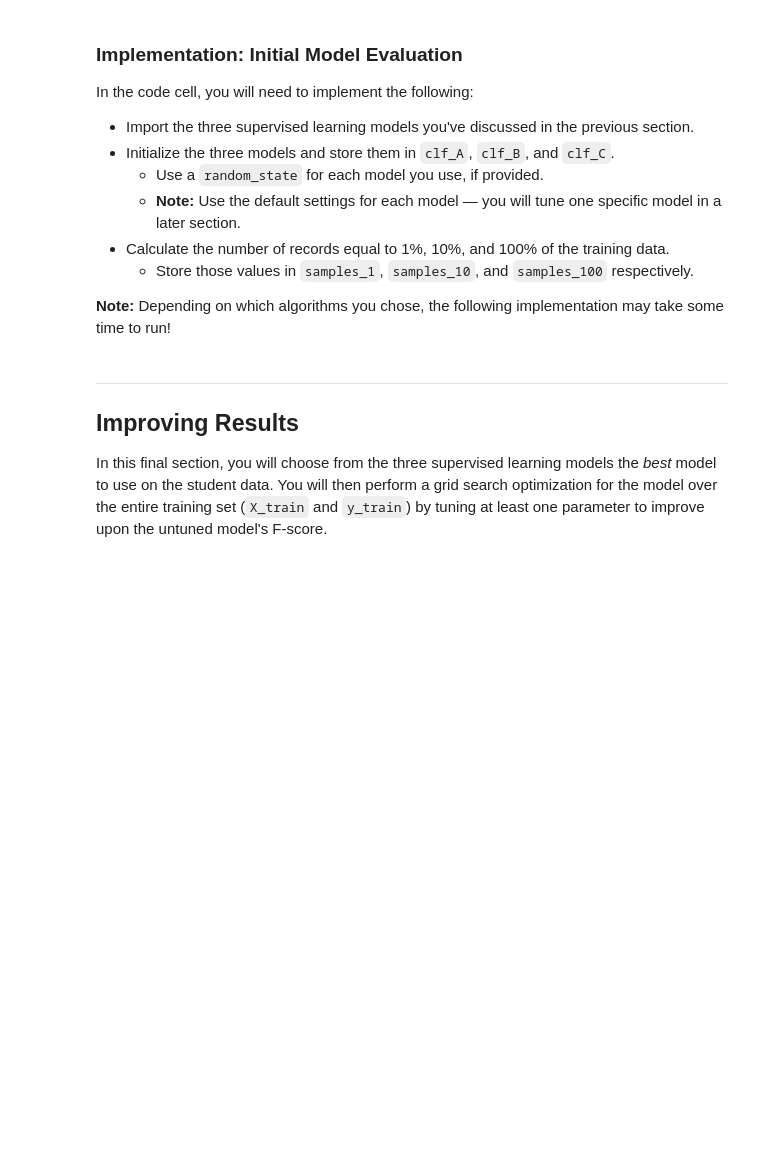
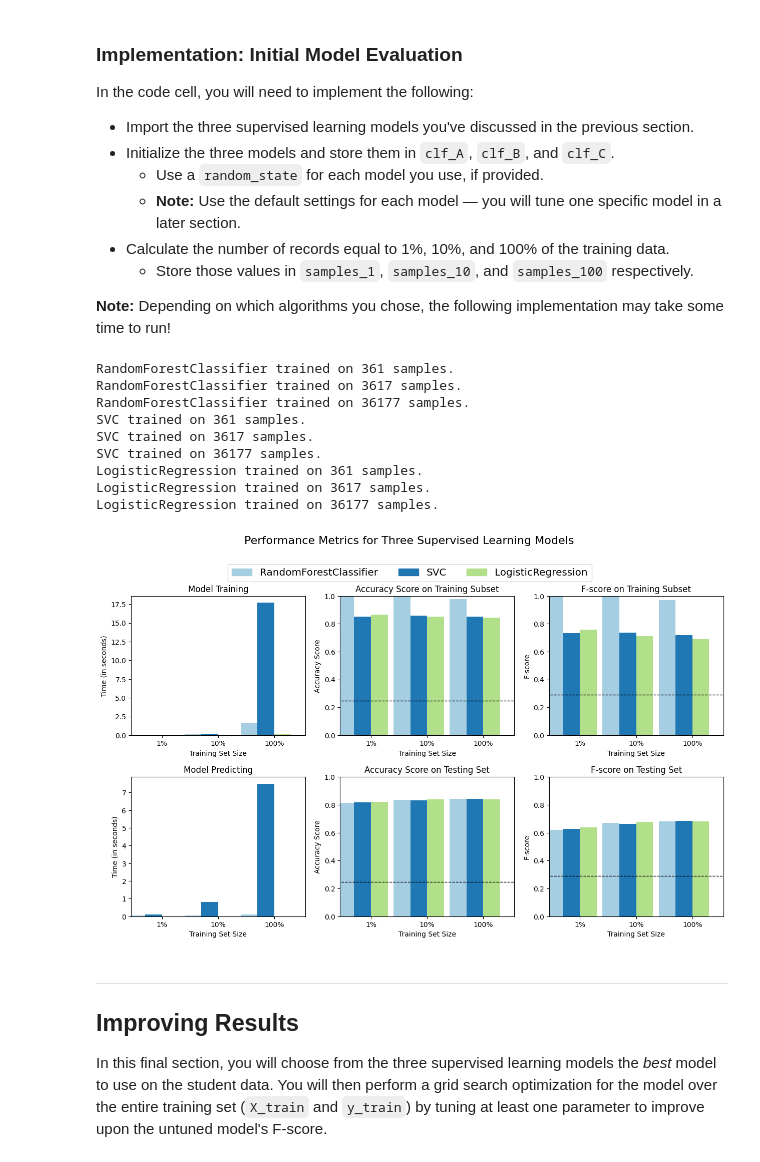
Before and after one commit to izzat5233/udacity-machine-learning, a Jupyter notebook: SupervisedLearningProject/finding_donors.ipynb, the cells around one changed output. Cells and saved outputs as stored; diff of their text form; code cells hidden in the pictures; blank space fills up the shorter version.

```diff
--- a/SupervisedLearningProject/finding_donors.ipynb
+++ b/SupervisedLearningProject/finding_donors.ipynb
@@ -31,7 +36,7 @@ import visuals as vs
 %matplotlib inline
 
 # Load the Census dataset
-data = pd.read_csv("census.csv")
+data = pd.read_csv("data/census.csv")
 
 # Success - Display the first record
 display(data.head(n=1))
@@ -227,13 +254,15 @@ FP = income.count() - TP # Specific to the naive case
 TN = 0 # No predicted negatives in the naive case
 FN = 0 # No predicted negatives in the naive case
 
-# TODO: Calculate accuracy, precision and recall
-accuracy = None
-recall = None
-precision = None
+# Calculate accuracy, precision and recall
+# No need to include TN and FN since they are 0
+accuracy = TP / (TP + FP)
+recall = TP / (TP + FN)
+precision = TP / (TP + FP)
 
-# TODO: Calculate F-score using the formula above for beta = 0.5 and correct values for precision and recall.
-fscore = None
+# Calculate F-score using the formula for beta = 0.5
+beta = 0.5
+fscore = (1 + beta**2) * (precision * recall) / ((beta**2 * precision) + recall)
 
 # Print the results
 print("Naive Predictor: [Accuracy score: {:.4f}, F-score: {:.4f}]".format(accuracy, fscore))
@@ -335,32 +380,43 @@ In the code cell, you will need to implement the following:
 
 **Note:** Depending on which algorithms you chose, the following implementation may take some time to run!
 # %%
-# TODO: Import the three supervised learning models from sklearn
+# Import the three supervised learning models from sklearn
+from sklearn.ensemble import RandomForestClassifier
+from sklearn.svm import SVC
+from sklearn.linear_model import LogisticRegression
 
-# TODO: Initialize the three models
-clf_A = None
-clf_B = None
-clf_C = None
+# Initialize the three models
+clf_A = RandomForestClassifier(random_state=42)
+clf_B = SVC(random_state=42)
+clf_C = LogisticRegression(random_state=42)
 
-# TODO: Calculate the number of samples for 1%, 10%, and 100% of the training data
-# HINT: samples_100 is the entire training set i.e. len(y_train)
-# HINT: samples_10 is 10% of samples_100 (ensure to set the count of the values to be `int` and not `float`)
-# HINT: samples_1 is 1% of samples_100 (ensure to set the count of the values to be `int` and not `float`)
-samples_100 = None
-samples_10 = None
-samples_1 = None
+# Calculate the number of samples for 1%, 10%, and 100% of the training data
+samples_100 = len(y_train)
+samples_10 = int(samples_100 * 0.1)
+samples_1 = int(samples_100 * 0.01)
 
 # Collect results on the learners
 results = {}
 for clf in [clf_A, clf_B, clf_C]:
     clf_name = clf.__class__.__name__
     results[clf_name] = {}
     for i, samples in enumerate([samples_1, samples_10, samples_100]):
         results[clf_name][i] = \
         train_predict(clf, samples, X_train, y_train, X_test, y_test)
 
 # Run metrics visualization for the three supervised learning models chosen
 vs.evaluate(results, accuracy, fscore)
+# %% [output]
+RandomForestClassifier trained on 361 samples.
+RandomForestClassifier trained on 3617 samples.
+RandomForestClassifier trained on 36177 samples.
+SVC trained on 361 samples.
+SVC trained on 3617 samples.
+SVC trained on 36177 samples.
+LogisticRegression trained on 361 samples.
+LogisticRegression trained on 3617 samples.
+LogisticRegression trained on 36177 samples.
+[figure, added]
 # %% [markdown]
 ----
 ## Improving Results
```
Also changed, not shown: parts of 28 cells of this notebook.
